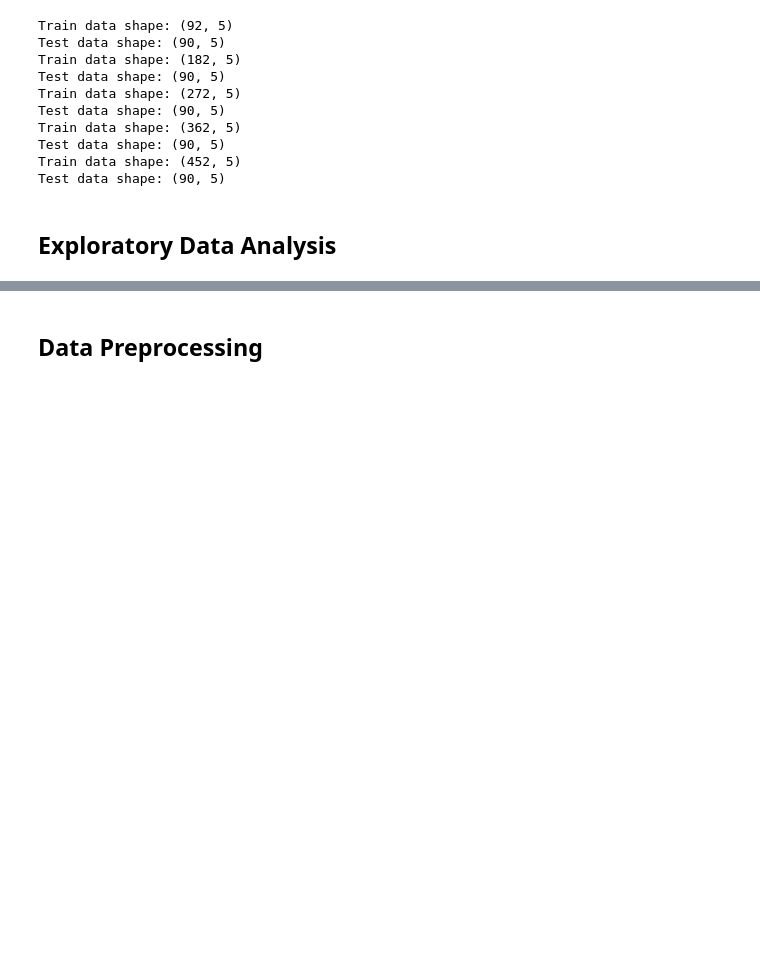
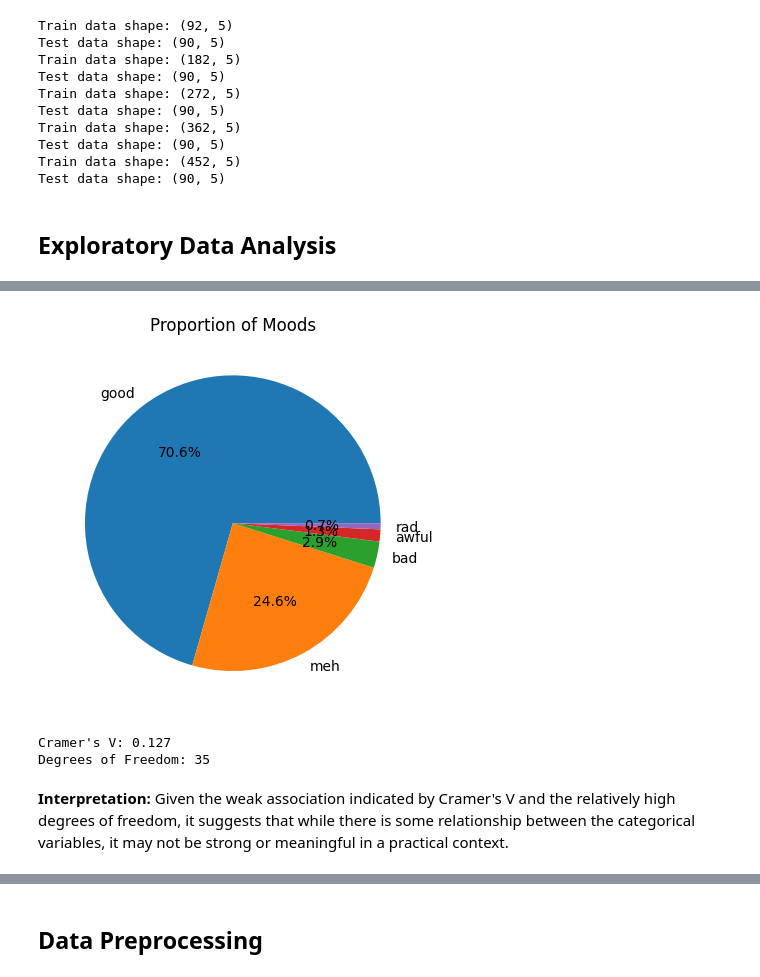
Before and after one commit to samservo09/mood-trend, a Jupyter notebook: mood_trend.ipynb, the cells around one changed output, grey strips where cells are left out. Cells and saved outputs as stored; diff of their text form; code cells hidden in the pictures; blank space fills up the shorter version.

```diff
--- a/mood_trend.ipynb
+++ b/mood_trend.ipynb
@@ -172,0 +183,12 @@ Test data shape: (90, 5)
+# %%
+# visualize proportion of moods
+
+# Calculate proportions for each mood category
+mood_proportions = mood_counts / mood_counts.sum()
+
+# Create a pie chart
+plt.pie(mood_proportions, labels=mood_proportions.index, autopct='%1.1f%%')
+plt.title('Proportion of Moods')
+plt.show()
+# %% [output]
+[figure, added]
@@ -172,0 +198,22 @@ Test data shape: (90, 5)
+# %%
+# look for correlations of the categorical values
+import warnings
+warnings.filterwarnings("ignore", category=FutureWarning)
+import researchpy as rp
+
+crosstab, test_results, expected = rp.crosstab(mood_copy['mood'], mood_copy['weekday'],
+                                               test="chi-square",
+                                               expected_freqs=True,
+                                               prop="cell")
+
+cramers_v = test_results['results'][2]
+# Correct way to get degrees of freedom:
+degrees_of_freedom = (len(crosstab.index) - 1) * (len(crosstab.columns) - 1)
+
+print("Cramer's V:", cramers_v)
+print("Degrees of Freedom:", degrees_of_freedom)
+# %% [output]
+Cramer's V: 0.127
+Degrees of Freedom: 35
+# %% [markdown]
+**Interpretation:** Given the weak association indicated by Cramer's V and the relatively high degrees of freedom, it suggests that while there is some relationship between the categorical variables, it may not be strong or meaningful in a practical context.
```
Also changed, not shown: parts of 9 cells of this notebook.
